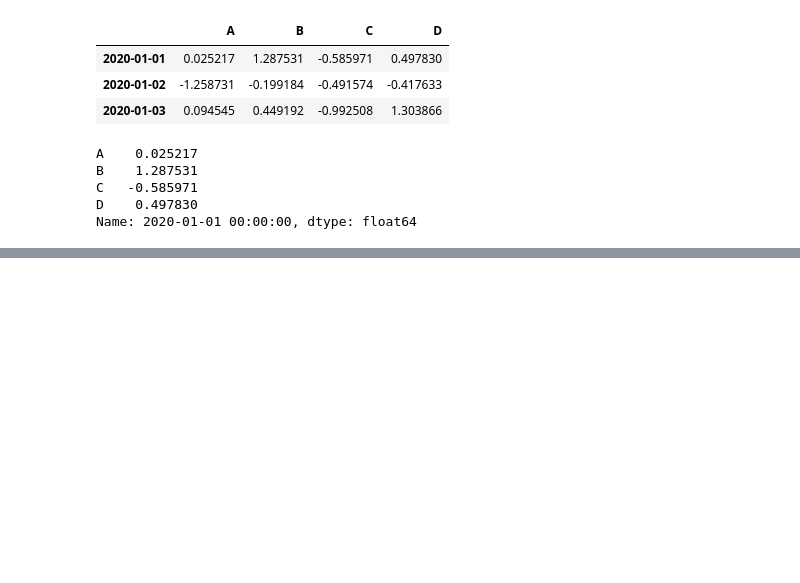
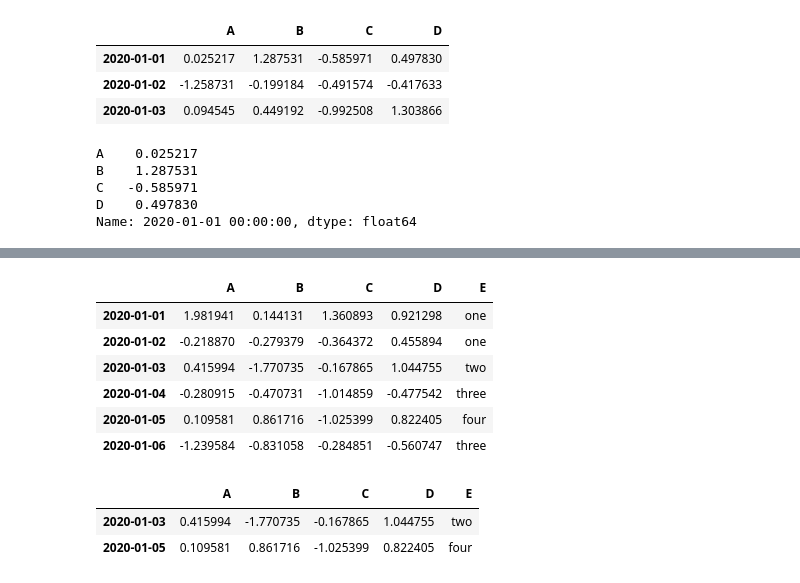
Before and after one commit to mattew8/Pandas_with_jupyter, a Jupyter notebook: pandas 기초.ipynb, the cells around one changed output, grey strips where cells are left out. Cells and saved outputs as stored; diff of their text form; code cells hidden in the pictures; blank space fills up the shorter version.

```diff
--- a/pandas 기초.ipynb
+++ b/pandas 기초.ipynb
@@ -177,0 +256,19 @@ df.loc[:,['A','B']]
+# %%
+df2 = df.copy()
+df2['E'] = ['one','one','two','three','four','three']
+df2
+# %% [output]
+|  | A | B | C | D | E |
+| 2020-01-01 | 1.981941 | 0.144131 | 1.360893 | 0.921298 | one |
+| 2020-01-02 | -0.218870 | -0.279379 | -0.364372 | 0.455894 | one |
+| 2020-01-03 | 0.415994 | -1.770735 | -0.167865 | 1.044755 | two |
+| 2020-01-04 | -0.280915 | -0.470731 | -1.014859 | -0.477542 | three |
+| 2020-01-05 | 0.109581 | 0.861716 | -1.025399 | 0.822405 | four |
+| 2020-01-06 | -1.239584 | -0.831058 | -0.284851 | -0.560747 | three |
+# %%
+df2[df2['E'].isin(['two','four'])]
+# 필터링을 위한 메소드 isin() -> 해당 값만 불러옴
+# %% [output]
+|  | A | B | C | D | E |
+| 2020-01-03 | 0.415994 | -1.770735 | -0.167865 | 1.044755 | two |
+| 2020-01-05 | 0.109581 | 0.861716 | -1.025399 | 0.822405 | four |
```
Also changed, not shown: parts of 19 cells of this notebook.
